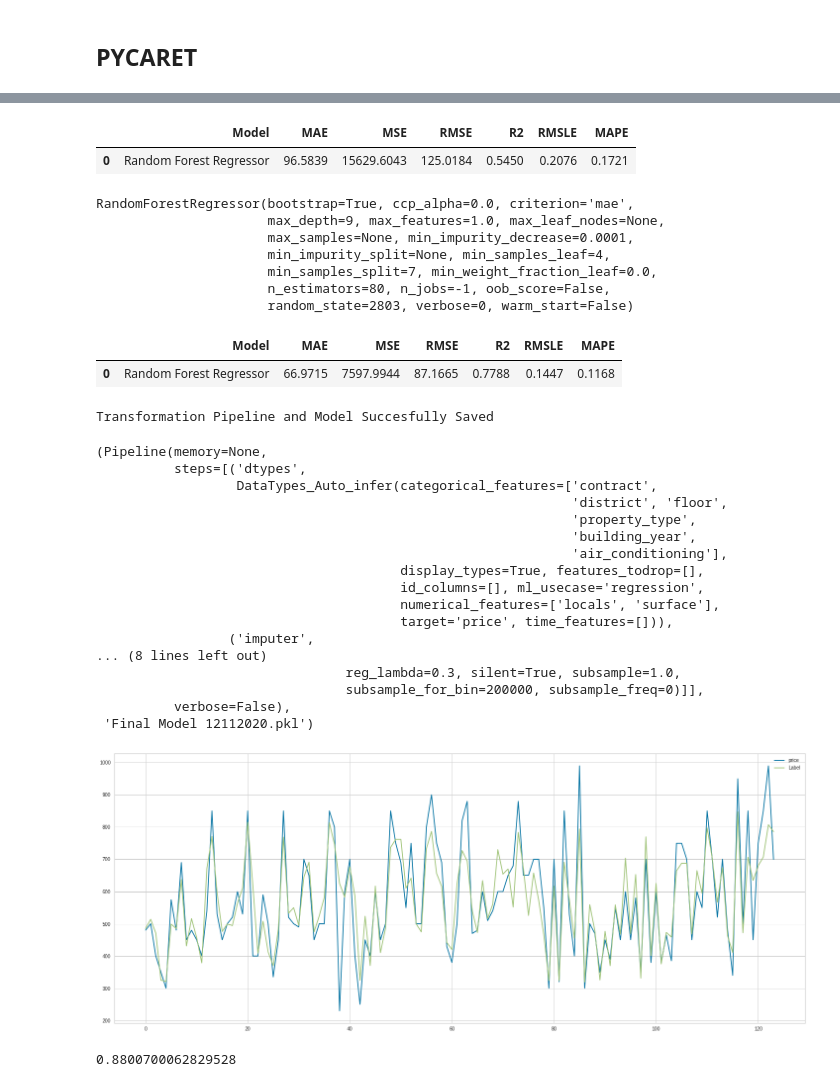
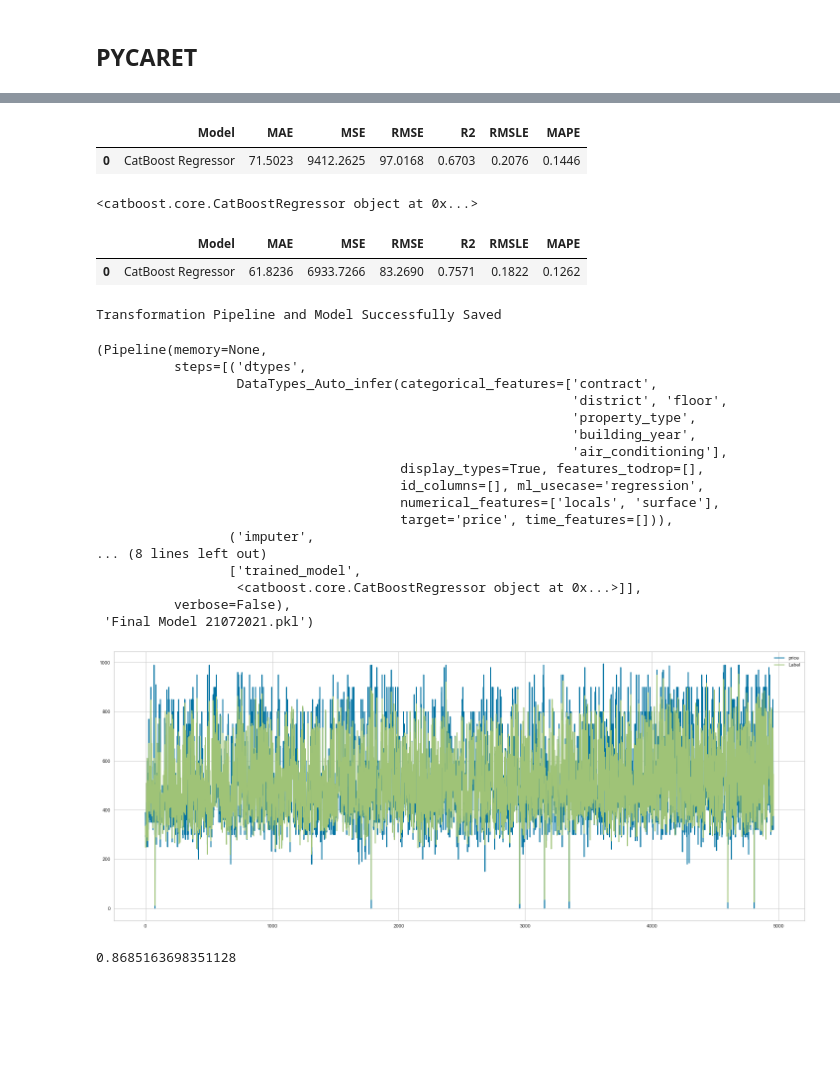
Before and after one commit to wonka929/house_scraping_and_regression, a Jupyter notebook: Regressione_affitti.ipynb, the cells around one changed output, grey strips where cells are left out. Drawn from its saved outputs; the diff is of its cells as text; code cells hidden in the pictures; blank space fills up the shorter version.

```diff
--- a/Regressione_affitti.ipynb
+++ b/Regressione_affitti.ipynb
@@ -139,4 +138,4 @@ AdaBoostRegressor(base_estimator=None, learning_rate=1.0, loss='linear',
 # %%
-model = create_model('rf')
+model = create_model('catboost')
 # %% [output]
 |  | MAE | MSE | RMSE | R2 | RMSLE | MAPE |
@@ -176,25 +176,19 @@ interactive(children=(ToggleButtons(description='Plot Type:', icons=('',), optio
 predict_model(tuned_model);
 # %% [output]
 |  | Model | MAE | MSE | RMSE | R2 | RMSLE | MAPE |
-| 0 | Random Forest Regressor | 96.5839 | 15629.6043 | 125.0184 | 0.5450 | 0.2076 | 0.1721 |
+| 0 | CatBoost Regressor | 71.5023 | 9412.2625 | 97.0168 | 0.6703 | 0.2076 | 0.1446 |
 # %%
 final_model = finalize_model(tuned_model)
 print(final_model)
 predict_model(final_model);
 # %% [output]
-RandomForestRegressor(bootstrap=True, ccp_alpha=0.0, criterion='mae',
-                      max_depth=9, max_features=1.0, max_leaf_nodes=None,
-                      max_samples=None, min_impurity_decrease=0.0001,
-                      min_impurity_split=None, min_samples_leaf=4,
-                      min_samples_split=7, min_weight_fraction_leaf=0.0,
-                      n_estimators=80, n_jobs=-1, oob_score=False,
-                      random_state=2803, verbose=0, warm_start=False)
+<catboost.core.CatBoostRegressor object at 0x...>
 |  | Model | MAE | MSE | RMSE | R2 | RMSLE | MAPE |
-| 0 | Random Forest Regressor | 66.9715 | 7597.9944 | 87.1665 | 0.7788 | 0.1447 | 0.1168 |
+| 0 | CatBoost Regressor | 61.8236 | 6933.7266 | 83.2690 | 0.7571 | 0.1822 | 0.1262 |
 # %%
-save_model(final_model,'Final Model 12112020')
+save_model(final_model,'Final Model 21072021')
 # %% [output]
-Transformation Pipeline and Model Succesfully Saved
+Transformation Pipeline and Model Successfully Saved
 (Pipeline(memory=None,
           steps=[('dtypes',
                   DataTypes_Auto_infer(categorical_features=['contract',
@@ -208,27 +202,27 @@ Transformation Pipeline and Model Succesfully Saved
                                        target='price', time_features=[])),
                  ('imputer',
 ... (8 lines left out)
-                                reg_lambda=0.3, silent=True, subsample=1.0,
-                                subsample_for_bin=200000, subsample_freq=0)]],
+                 ['trained_model',
+                  <catboost.core.CatBoostRegressor object at 0x...>]],
           verbose=False),
- 'Final Model 12112020.pkl')
+ 'Final Model 21072021.pkl')
 # %%
 predictions = predict_model(final_model, data=dati.drop(columns=['announce_link', 'Unnamed: 0.1']))
 # %%
 predictions.reset_index(inplace=True)
 # %%
-predictions = predictions[predictions['price']<3000]
+predictions = predictions[predictions['price']<1000]
 plt = predictions[['price', 'Label']].plot(figsize=(25,10))
 fig = plt.get_figure()
 fig.savefig("risultato_pycaret.png")
 fig.savefig("risultato_pycaret.svg")
 # %% [output]
-[figure, old version]
+[figure, new version]
 # %%
 import scipy
 scipy.stats.pearsonr(predictions['price'], predictions['Label'])[0]
 # %% [output]
-0.8800700062829528
+0.8685163698351128
 # %%
 (predictions['price'] - predictions['Label']).plot(figsize=(25,10))
 # %% [output]
```
Also changed, not shown: parts of 7 cells of this notebook, 1 other file.
